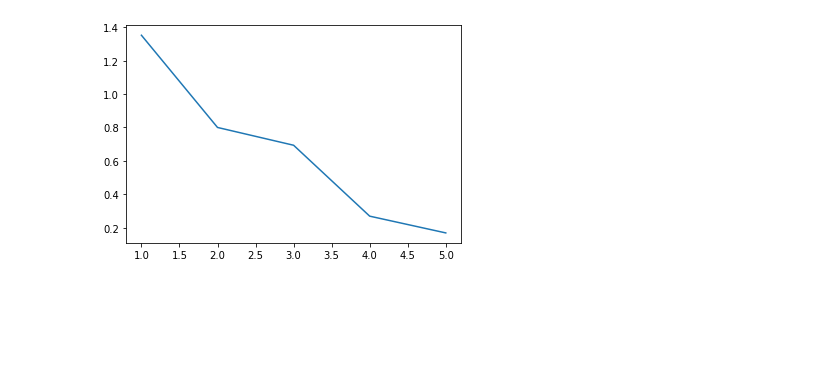
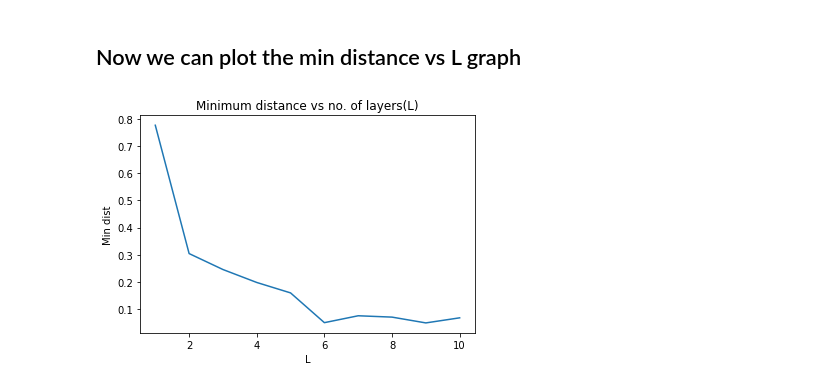
Before and after one commit to h-rathee851/quantum_mentorship_task, a Jupyter notebook: main.ipynb, the cells around one changed output. Drawn from its saved outputs; the diff is of its cells as text; code cells hidden in the pictures; blank space fills up the shorter version.

```diff
--- a/main.ipynb
+++ b/main.ipynb
@@ -40,14 +107,27 @@ def applyLayer(i,qc,theta_1,theta_2):
 # %%
 def funcToMin(theta,layers,rand_state_vector):
+    '''
+    Function to be minimized. It creates a circuit based on the given parameters and
+    runs the simulator to get the final statevector. It then caculates the distance
+    between the obtained state vector and the random state vector.
 
+    inputs: theta<np.array[float]>: The array of angles for parametrization of gates
+            layers<int>: no of layers to apply to the quantum circuit
+            rand_state_vector<np.array[complex[float]]: random state vector to calculate the distance from
+
+    output: distance<float> : the calculated value of the distance between the obtained
+                              state and the random state.
+    '''
+    # initializing a quantum register and circuit
     reg = QuantumRegister(4)
     qc = QuantumCircuit(reg)
 
     for i in range(layers):
         theta_1 = theta[(8*i):(8*i)+4]
-        theta_2 = theta[(8*i)+4:(8*i)+8]
+        theta_2 = theta[(8*i)+4:(8*i)+8] # getting parameters for a particular gate from the universal parameters
         qc = applyLayer(i,qc,theta_1,theta_2)
 
+    #running the simulataor and getting the statevector
     result = execute(qc,simulator).result()
     statevector = result.get_statevector(qc)
 
@@ -56,21 +140,26 @@ def funcToMin(theta,layers,rand_state_vector):
 # %%
-layers = 5
+# Define the number of layers we want the minimum distance plot for
+layers = 10
 
+# Define a random state vector
 rand_state_vector = np.random.rand(2**4) + 1j*np.random.rand(2**4)
 rand_state_vector = rand_state_vector/sqrt(sum(abs(rand_state_vector)**2))
 
+# Get an instance of the optimizer
 optimizer = COBYLA(maxiter = 2000)
-# optimizer.
+
 
 x_axis = []
 y_axis = []
 
+# run the optiizer for all the layers leading up to the final number of layers
 for i in range(layers):
     print("working on layer: {}".format(i+1))
-    cost_func = COBYLA.wrap_function(funcToMin,(i,rand_state_vector))
-    output = optimizer.optimize((i+1)*8,cost_func, initial_point = np.random.uniform(0,2*pi,8*(i+1)))
+    cost_func = COBYLA.wrap_function(funcToMin,(i+1,rand_state_vector)) # wrapping the distance function to
+                                                                        # accept additional arguments
+    result = optimizer.optimize((i+1)*8,cost_func, initial_point = np.random.uniform(0,2*pi,8*(i+1)))
     x_axis.append(i+1)
-    y_axis.append(output[1])
-    print(output[1])
+    y_axis.append(result[1])
+    print('Minimum distance obtained: '+str(result[1]))
 # %% [output]
 working on layer: 1
@@ -86,5 +185,10 @@ working on layer: 5
-# %%
-plt.plot(x_axis,y_axis)
-plt.show()
-# %% [output]
-[figure, removed]
+# %% [markdown]
+## Now we can plot the min distance vs L graph
+# %%
+plt.plot(x_axis,y_axis)
+plt.title('Minimum distance(Min dist) vs no. of layers(L)')
+plt.ylabel('Min dist')
+plt.xlabel('L')
+plt.show()
+# %% [output]
+[figure, added]
```
Also changed, not shown: parts of 16 cells of this notebook, 1 other file.
